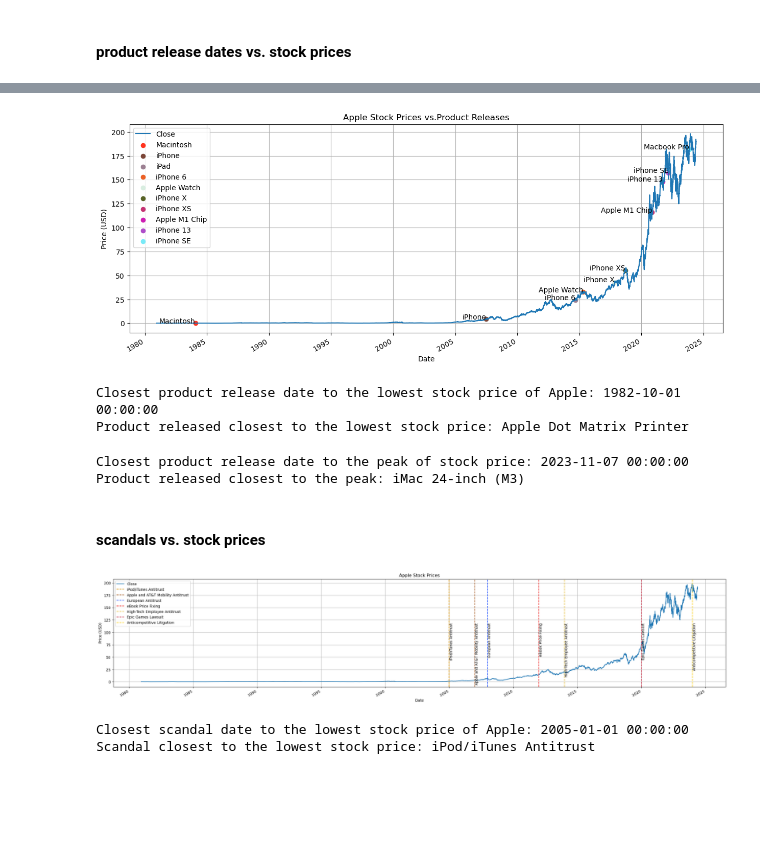
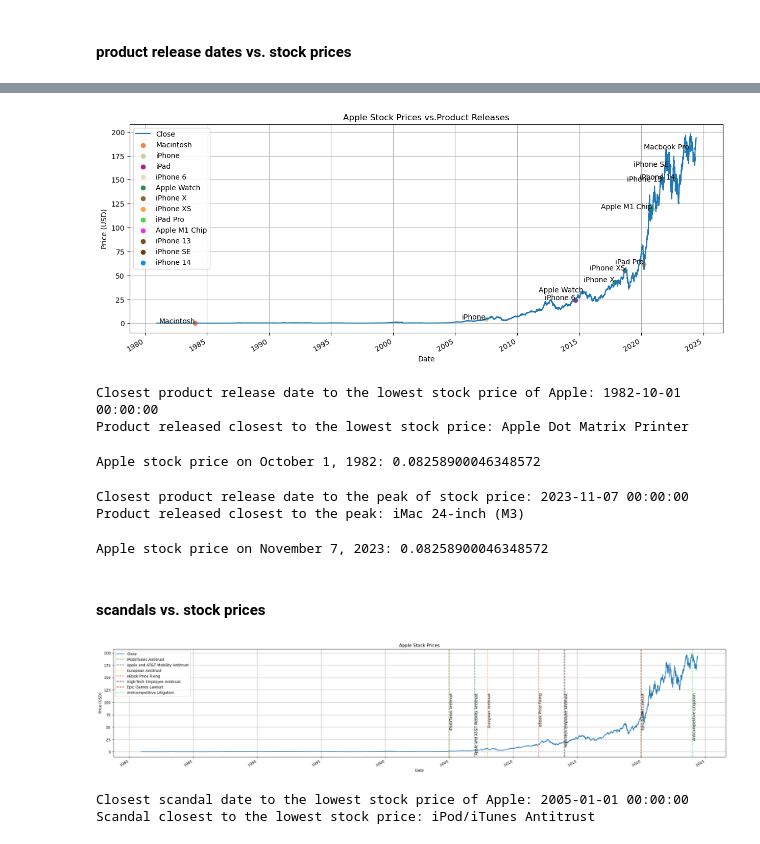
Before and after one commit to JewwyC/MGMT172GRP8, a Jupyter notebook: MGMT 172 - FINAL PROJECT (Q1).ipynb, the cells around one changed output, grey strips where cells are left out. Drawn from its saved outputs; the diff is of its cells as text; code cells hidden in the pictures; blank space fills up the shorter version.

```diff
--- a/MGMT 172 - FINAL PROJECT (Q1).ipynb
+++ b/MGMT 172 - FINAL PROJECT (Q1).ipynb
@@ -163,20 +163,20 @@ plt.show()
 # %%
 plt.figure(figsize=(15, 6))
 Apple['Close'].plot(title='Apple Stock Prices vs.Product Releases', xlabel='Date', ylabel='Price (USD)', grid=True)
-specific_release_dates = ['1984-01-24', '2007-06-29', '2010-04-03', '2014-09-09', '2015-04-24', '2017-11-03', '2018-09-12', '2020-11-10', '2021-09-14', '2022-03-08', '2023-11-07']
-event_labels = ['Macintosh', 'iPhone', 'iPad', 'iPhone 6', 'Apple Watch', 'iPhone X', 'iPhone XS', 'Apple M1 Chip', 'iPhone 13','iPhone SE', 'Macbook Pro']
+specific_release_dates = ['1984-01-24', '2007-06-29', '2010-04-03', '2014-09-09', '2015-04-24', '2017-11-03', '2018-09-12','2020-03-18', '2020-11-17', '2021-09-14', '2022-03-18', '2022-09-16','2023-11-07']
+event_labels = ['Macintosh', 'iPhone', 'iPad', 'iPhone 6', 'Apple Watch', 'iPhone X', 'iPhone XS','iPad Pro', 'Apple M1 Chip', 'iPhone 13','iPhone SE', 'iPhone 14','Macbook Pro']
 
 for release_date, label in zip(specific_release_dates, event_labels):
     release_date_formatted = pd.to_datetime(release_date)
     if release_date_formatted in Apple.index:
         random_color = [random.random() for _ in range(3)]
         plt.scatter(release_date_formatted, Apple.loc[release_date_formatted, 'Close'], color=random_color, label='Product Release')
         plt.text(release_date_formatted, Apple.loc[release_date_formatted, 'Close'], label, ha='right')
 
 plt.legend(['Close'] + event_labels)
 plt.show()
 # %% [output]
-[figure, old version]
+[figure, new version]
 # %%
 lowest_price_index = Apple['Close'].idxmin()
 
@@ -197,6 +197,11 @@ print("Product released closest to the lowest stock price:", closest_product_nam
 # %% [output]
 Closest product release date to the lowest stock price of Apple: 1982-10-01 00:00:00
 Product released closest to the lowest stock price: Apple Dot Matrix Printer
+# %%
+stock_price_1982_10_01 = Apple.loc['1982-10-01', 'Close']
+print("Apple stock price on October 1, 1982:", stock_price_1982_10_01)
+# %% [output]
+Apple stock price on October 1, 1982: 0.08258900046348572
 # %%
 peak_index = Apple['Close'].idxmax()
 
@@ -217,6 +222,11 @@ print("Product released closest to the peak:", closest_product_name)
 # %% [output]
 Closest product release date to the peak of stock price: 2023-11-07 00:00:00
 Product released closest to the peak: iMac 24-inch (M3)
+# %%
+stock_price_2023_11_07 = Apple.loc['2023-11-07', 'Close']
+print("Apple stock price on November 7, 2023:", stock_price_1982_10_01)
+# %% [output]
+Apple stock price on November 7, 2023: 0.08258900046348572
 # %% [markdown]
 #### scandals vs. stock prices
 # %%
@@ -234,7 +244,7 @@ for date, label in zip(specific_scandal_dates, scandal_labels):
 plt.legend()
 plt.show()
 # %% [output]
-[figure, old version]
+[figure, new version]
 # %%
 lowest_price_index = Apple['Close'].idxmin()
 
```
Also changed, not shown: parts of 5 cells of this notebook.
